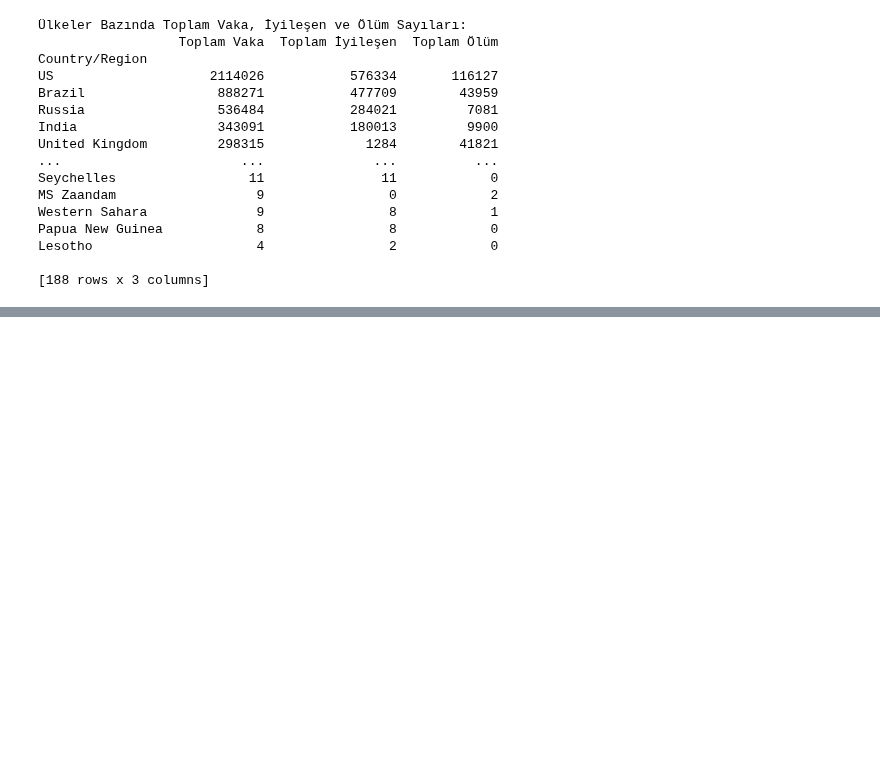
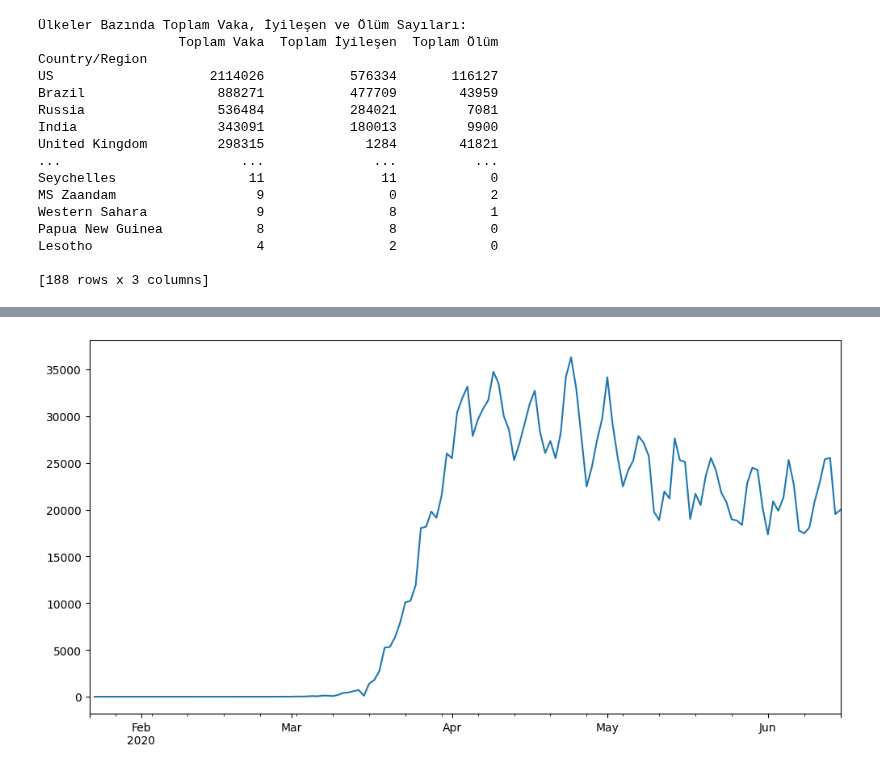
Before and after one commit to SeherKumsar/Ada-Lovelace-Veri-Bilimi-Akademisi, a Jupyter notebook: exercises/week-2-exercise.ipynb, the cells around one changed output, grey strips where cells are left out. Saved outputs shown, nothing was run; the diff lists cells and outputs as text; code cells hidden in the pictures; blank space fills up the shorter version.

```diff
--- a/exercises/week-2-exercise.ipynb
+++ b/exercises/week-2-exercise.ipynb
@@ -389,0 +643,7 @@ Lesotho                     4                2            0
+# %%
+df_us['new_infected'] = df_us['infected'].diff()
+# %%
+df_us['new_infected'].plot()
+plt.show()
+# %% [output]
+[figure, added]
```
Also changed, not shown: parts of 57 cells of this notebook, 8 other files.
